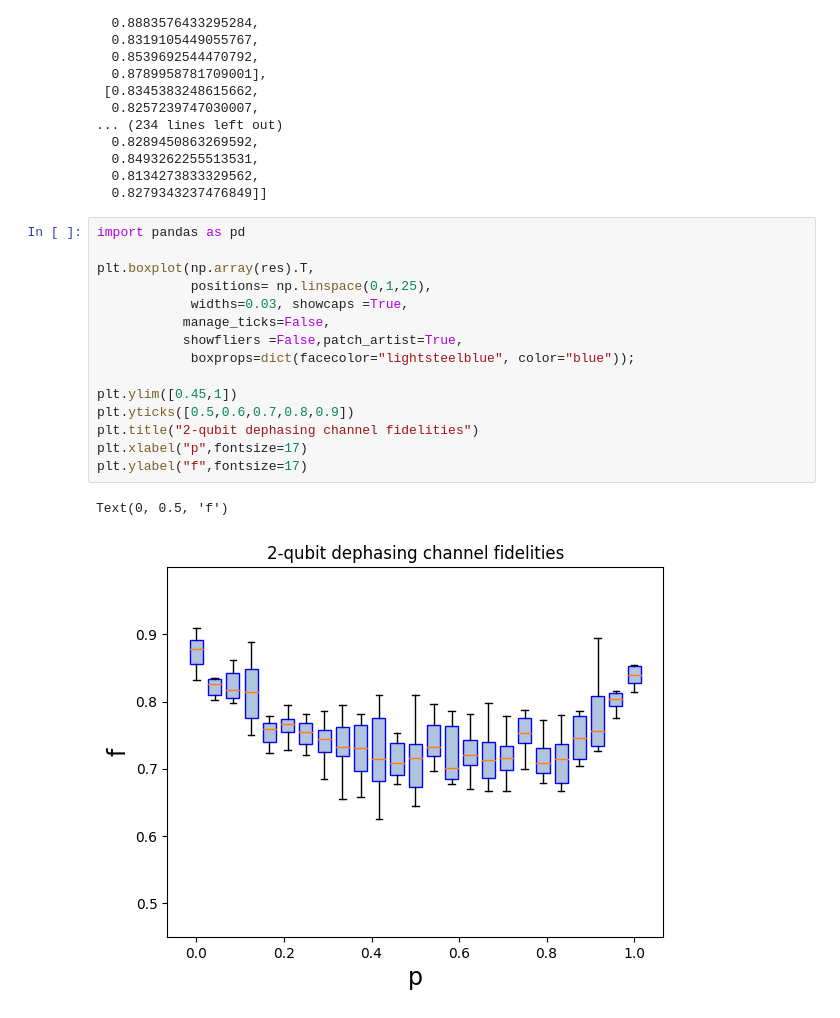
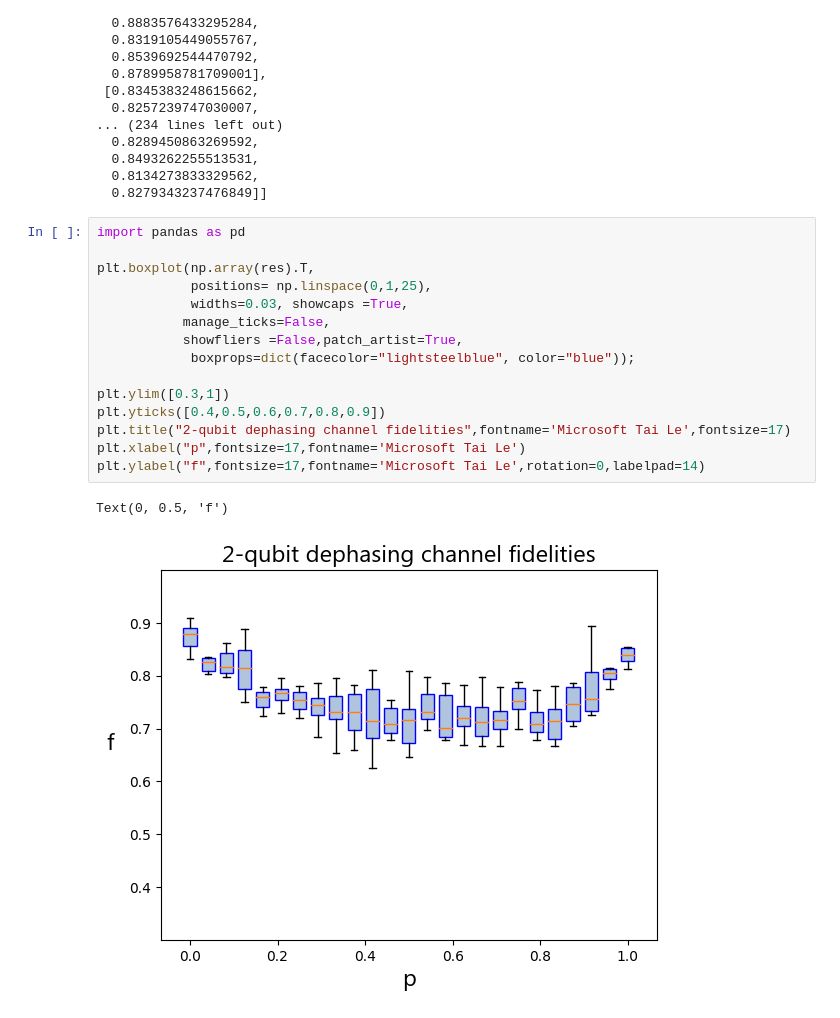
Before and after one commit to tbasile/Una-Rotacion-Parametrizada, a Jupyter notebook: Codigo/Para_subir/Simulation of Pauli Channels 2 qubits.ipynb, the cells around one changed output. Cells and saved outputs as stored; diff of their text form.

```diff
--- a/Codigo/Para_subir/Simulation of Pauli Channels 2 qubits.ipynb
+++ b/Codigo/Para_subir/Simulation of Pauli Channels 2 qubits.ipynb
@@ -171,18 +171,18 @@ res
 # %%
 import pandas as pd
 
 plt.boxplot(np.array(res).T,
             positions= np.linspace(0,1,25),
             widths=0.03, showcaps =True,
            manage_ticks=False,
            showfliers =False,patch_artist=True,
             boxprops=dict(facecolor="lightsteelblue", color="blue"));
 
-plt.ylim([0.45,1])
-plt.yticks([0.5,0.6,0.7,0.8,0.9])
-plt.title("2-qubit dephasing channel fidelities")
-plt.xlabel("p",fontsize=17)
-plt.ylabel("f",fontsize=17)
+plt.ylim([0.3,1])
+plt.yticks([0.4,0.5,0.6,0.7,0.8,0.9])
+plt.title("2-qubit dephasing channel fidelities",fontname='Microsoft Tai Le',fontsize=17)
+plt.xlabel("p",fontsize=17,fontname='Microsoft Tai Le')
+plt.ylabel("f",fontsize=17,fontname='Microsoft Tai Le',rotation=0,labelpad=14)
 # %% [output]
 Text(0, 0.5, 'f')
-[figure, old version]
+[figure, new version]
```
Also changed, not shown: parts of 1 cell of this notebook, 6 other files.
